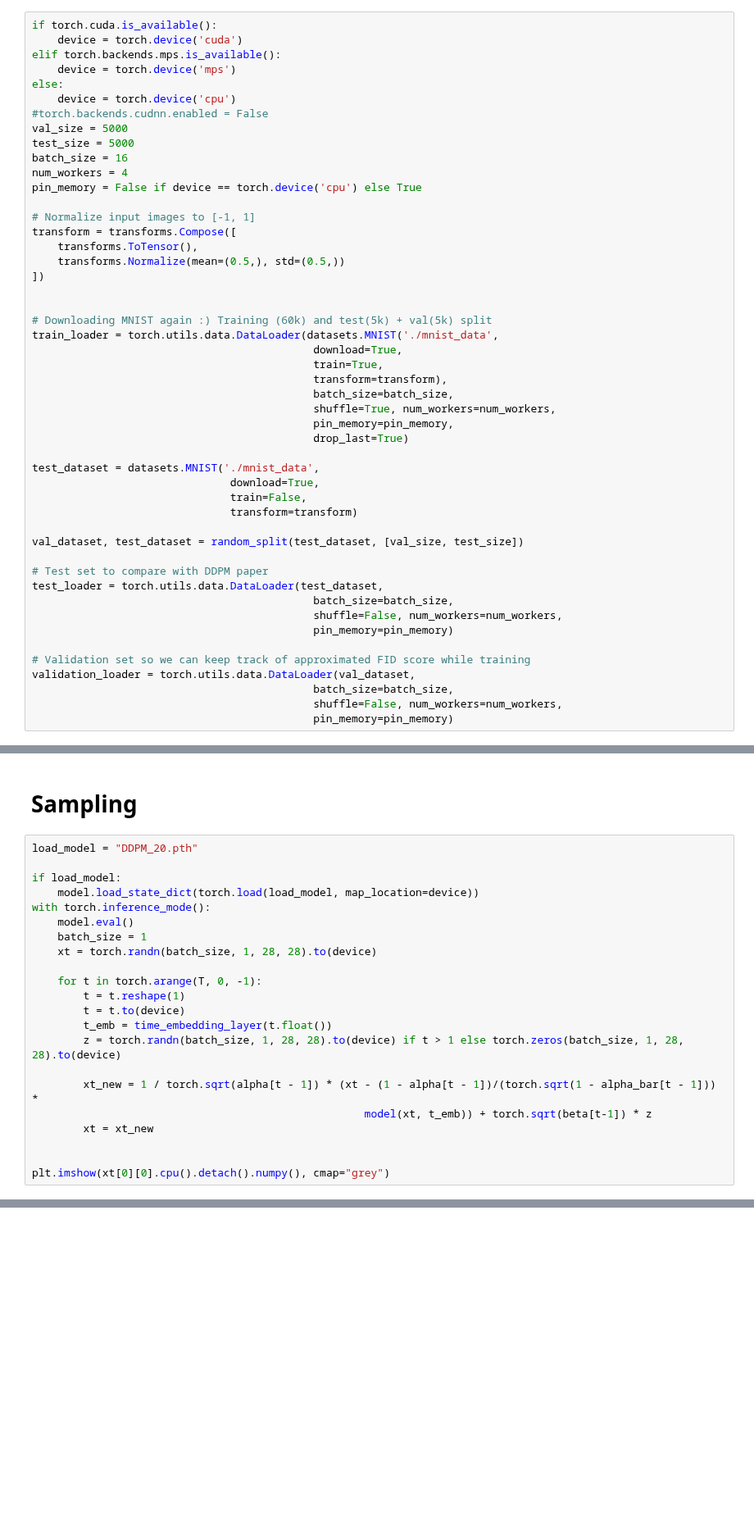
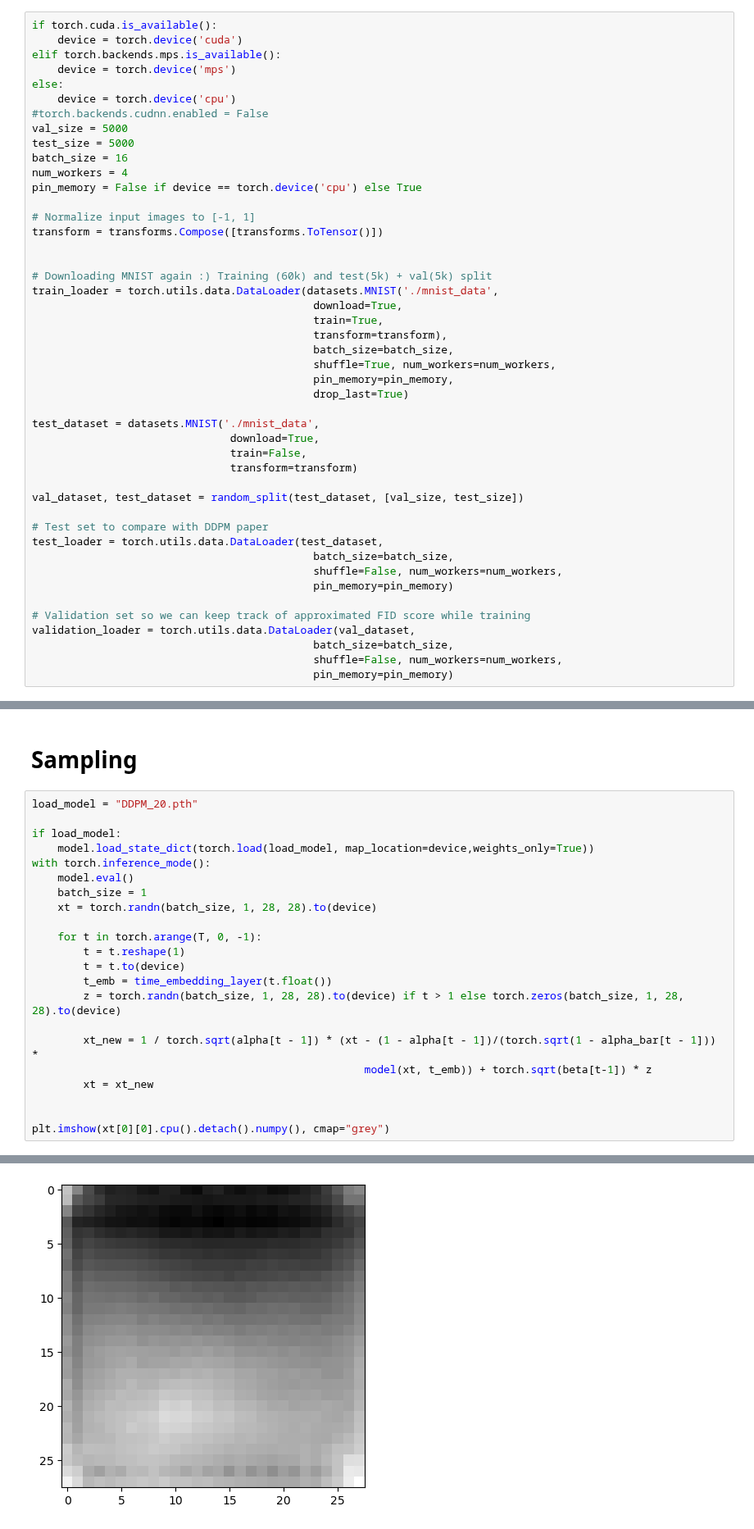
Before and after one commit to markus1573/Deep-learning-projekt, a Jupyter notebook: Training-Markus.ipynb, the cells around one changed output, grey strips where cells are left out. Shown at 82% size. Cells and saved outputs as stored; diff of their text form; blank space fills up the shorter version.

```diff
--- a/Training-Markus.ipynb
+++ b/Training-Markus.ipynb
@@ -29,10 +29,7 @@ num_workers = 4
 pin_memory = False if device == torch.device('cpu') else True
 
 # Normalize input images to [-1, 1]
-transform = transforms.Compose([
-    transforms.ToTensor(),
-    transforms.Normalize(mean=(0.5,), std=(0.5,))
-])
+transform = transforms.Compose([transforms.ToTensor()])
 
 
 # Downloading MNIST again :) Training (60k) and test(5k) + val(5k) split
@@ -235,7 +250,7 @@ for epoch in range(epochs):
 load_model = "DDPM_20.pth"
 
 if load_model:
-    model.load_state_dict(torch.load(load_model, map_location=device))
+    model.load_state_dict(torch.load(load_model, map_location=device,weights_only=True))
 with torch.inference_mode():
     model.eval()
     batch_size = 1
@@ -253,3 +268,4 @@ with torch.inference_mode():
 
 
 plt.imshow(xt[0][0].cpu().detach().numpy(), cmap="grey")
+# %% [output]
@@ -256,3 +273,4 @@ plt.imshow(xt[0][0].cpu().detach().numpy(), cmap="grey")
+[figure, added]
 # %%
 # sample from all the timesteps
 fig, axs = plt.subplots(1, 1, tight_layout=True, figsize=(40, 20))
```
Also changed, not shown: parts of 3 cells of this notebook, 1 other file.
